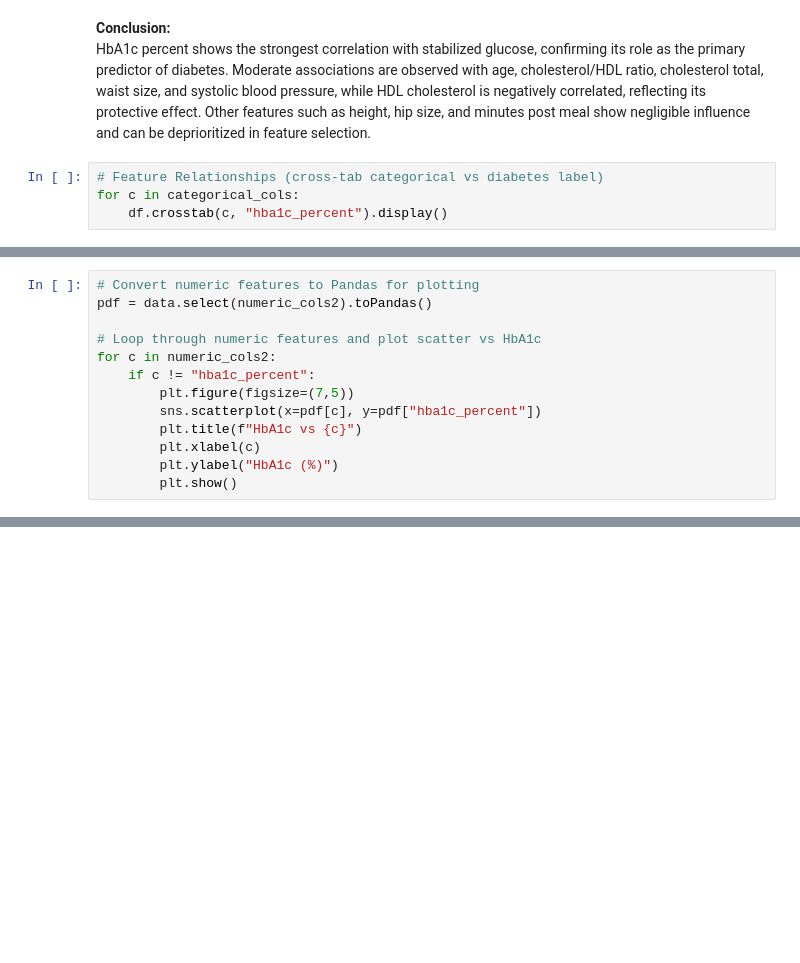
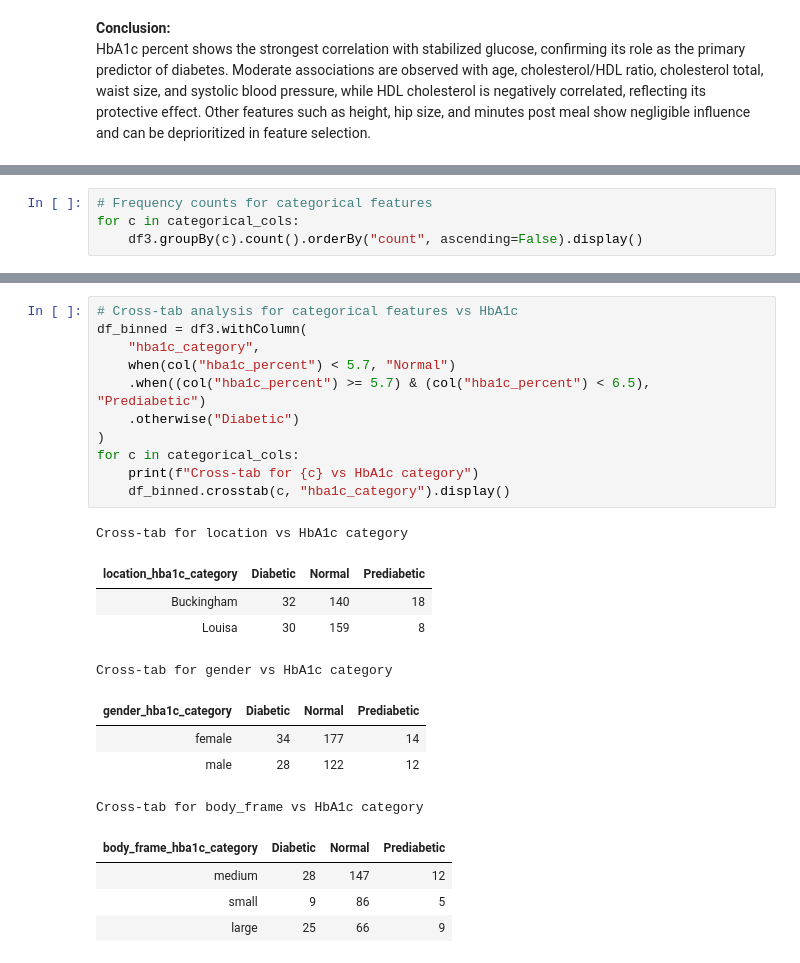
Before and after one commit to Kholeka98/Data-Science-Project-Profolio, a Jupyter notebook: Exploratory Data Analysis/ExploratoryDataAnalysisDiabetes.ipynb, the cells around one changed output, grey strips where cells are left out. Cells and saved outputs as stored; diff of their text form; blank space fills up the shorter version.

```diff
--- a/Exploratory Data Analysis/ExploratoryDataAnalysisDiabetes.ipynb
+++ b/Exploratory Data Analysis/ExploratoryDataAnalysisDiabetes.ipynb
@@ -79,7 +179,3 @@ minutes_post_meal 0.03122111001205923
 # %% [markdown]
 **Conclusion:**
 HbA1c percent shows the strongest correlation with stabilized glucose, confirming its role as the primary predictor of diabetes. Moderate associations are observed with age, cholesterol/HDL ratio, cholesterol total, waist size, and systolic blood pressure, while HDL cholesterol is negatively correlated, reflecting its protective effect. Other features such as height, hip size, and minutes post meal show negligible influence and can be deprioritized in feature selection.
-# %%
-# Feature Relationships (cross-tab categorical vs diabetes label)
-for c in categorical_cols:
-    df.crosstab(c, "hba1c_percent").display()
@@ -119,13 +181,0 @@ numeric_cols2 = [f.name for f in data.schema.fields if f.dataType.simpleString()
-# %%
-# Convert numeric features to Pandas for plotting
-pdf = data.select(numeric_cols2).toPandas()
-
-# Loop through numeric features and plot scatter vs HbA1c
-for c in numeric_cols2:
-    if c != "hba1c_percent":
-        plt.figure(figsize=(7,5))
-        sns.scatterplot(x=pdf[c], y=pdf["hba1c_percent"])
-        plt.title(f"HbA1c vs {c}")
-        plt.xlabel(c)
-        plt.ylabel("HbA1c (%)")
-        plt.show()
@@ -167,0 +184,4 @@ display(df.limit(5))
+# %%
+# Frequency counts for categorical features
+for c in categorical_cols:
+    df3.groupBy(c).count().orderBy("count", ascending=False).display()
@@ -167,0 +210,25 @@ display(df.limit(5))
+# %%
+# Cross-tab analysis for categorical features vs HbA1c
+df_binned = df3.withColumn(
+    "hba1c_category",
+    when(col("hba1c_percent") < 5.7, "Normal")
+    .when((col("hba1c_percent") >= 5.7) & (col("hba1c_percent") < 6.5), "Prediabetic")
+    .otherwise("Diabetic")
+)
+for c in categorical_cols:
+    print(f"Cross-tab for {c} vs HbA1c category")
+    df_binned.crosstab(c, "hba1c_category").display()
+# %% [output]
+Cross-tab for location vs HbA1c category
+| location_hba1c_category | Diabetic | Normal | Prediabetic |
+| Buckingham | 32 | 140 | 18 |
+| Louisa | 30 | 159 | 8 |
+Cross-tab for gender vs HbA1c category
+| gender_hba1c_category | Diabetic | Normal | Prediabetic |
+| female | 34 | 177 | 14 |
+| male | 28 | 122 | 12 |
+Cross-tab for body_frame vs HbA1c category
+| body_frame_hba1c_category | Diabetic | Normal | Prediabetic |
+| medium | 28 | 147 | 12 |
+| small | 9 | 86 | 5 |
+| large | 25 | 66 | 9 |
```
Also changed, not shown: parts of 33 cells of this notebook.
